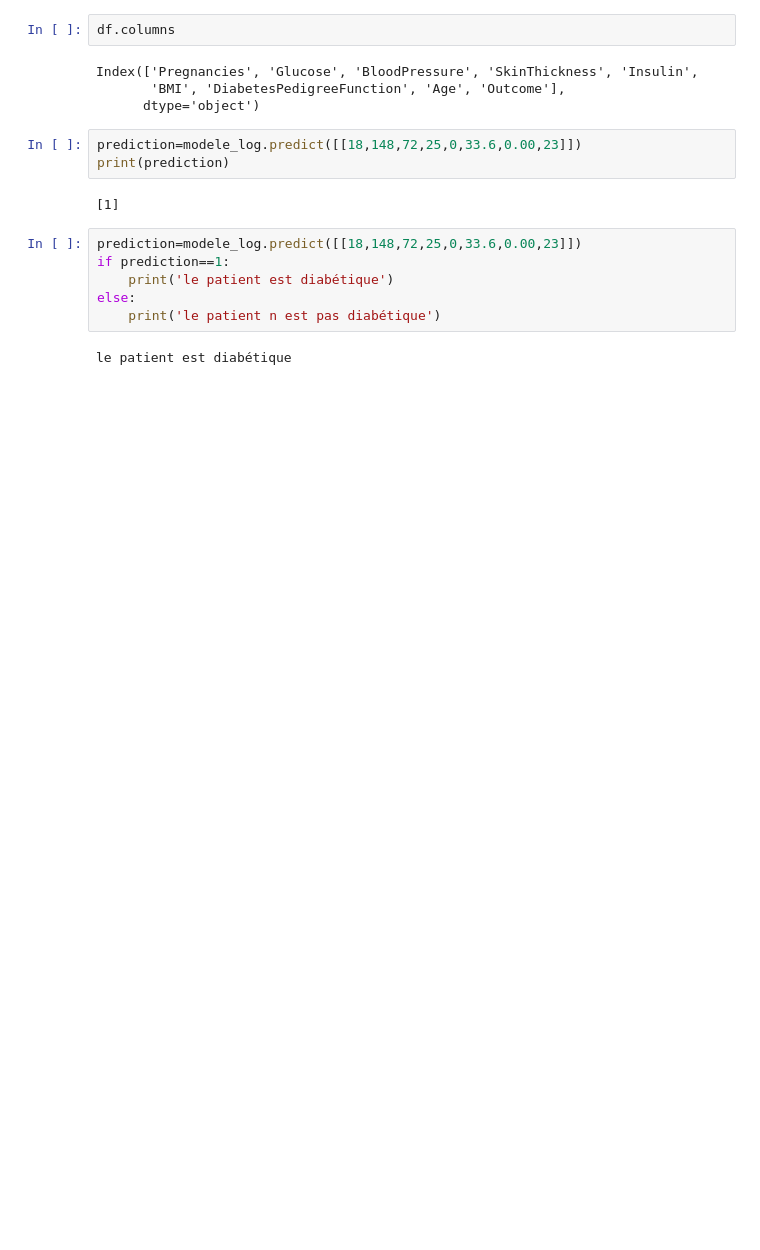
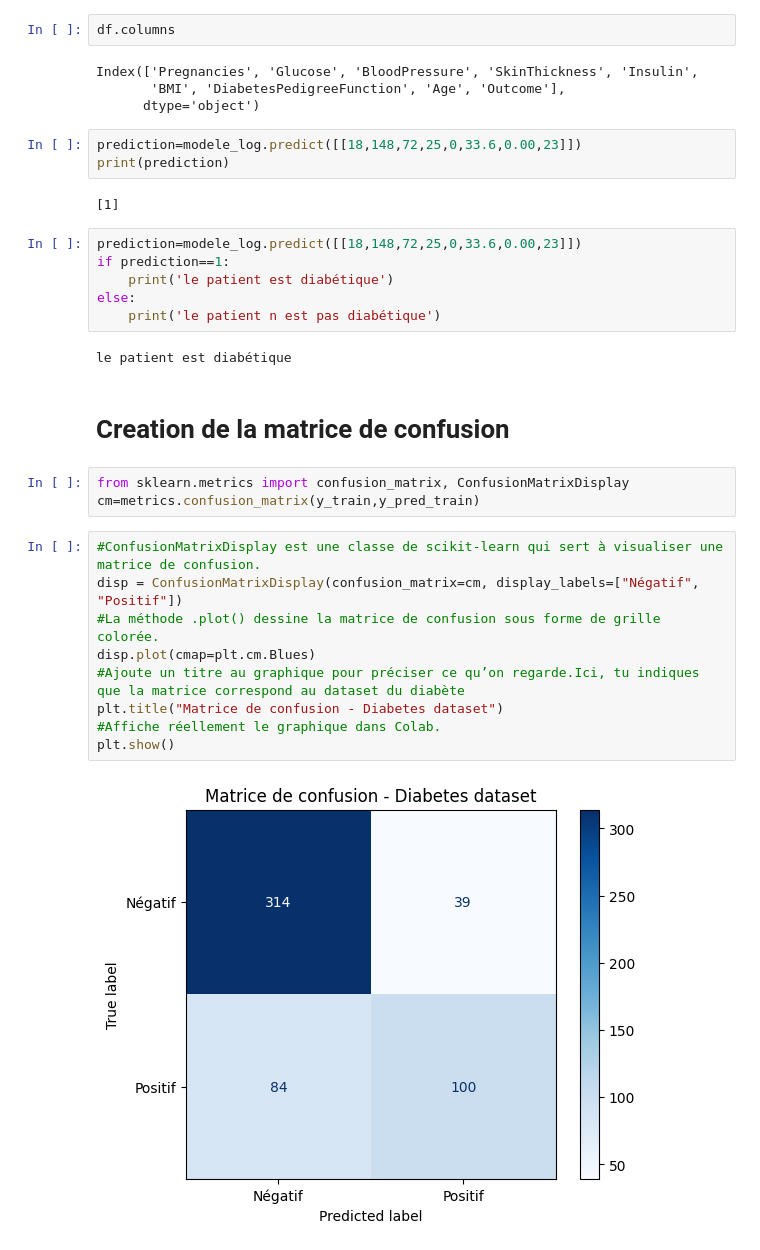
Before and after one commit to ilunsenody-source/enody, a Jupyter notebook: Prediction_Diabete.ipynb, the cells around one changed output. Drawn from its saved outputs; the diff is of its cells as text; blank space fills up the shorter version.

```diff
--- a/Prediction_Diabete.ipynb
+++ b/Prediction_Diabete.ipynb
@@ -143,3 +143,19 @@ else:
     print('le patient n est pas diabétique')
 # %% [output]
 le patient est diabétique
+# %% [markdown]
+# Creation de la matrice de confusion
+# %%
+from sklearn.metrics import confusion_matrix, ConfusionMatrixDisplay
+cm=metrics.confusion_matrix(y_train,y_pred_train)
+# %%
+#ConfusionMatrixDisplay est une classe de scikit-learn qui sert à visualiser une matrice de confusion.
+disp = ConfusionMatrixDisplay(confusion_matrix=cm, display_labels=["Négatif", "Positif"])
+#La méthode .plot() dessine la matrice de confusion sous forme de grille colorée.
+disp.plot(cmap=plt.cm.Blues)
+#Ajoute un titre au graphique pour préciser ce qu’on regarde.Ici, tu indiques que la matrice correspond au dataset du diabète
+plt.title("Matrice de confusion - Diabetes dataset")
+#Affiche réellement le graphique dans Colab.
+plt.show()
+# %% [output]
+[figure, added]
```
